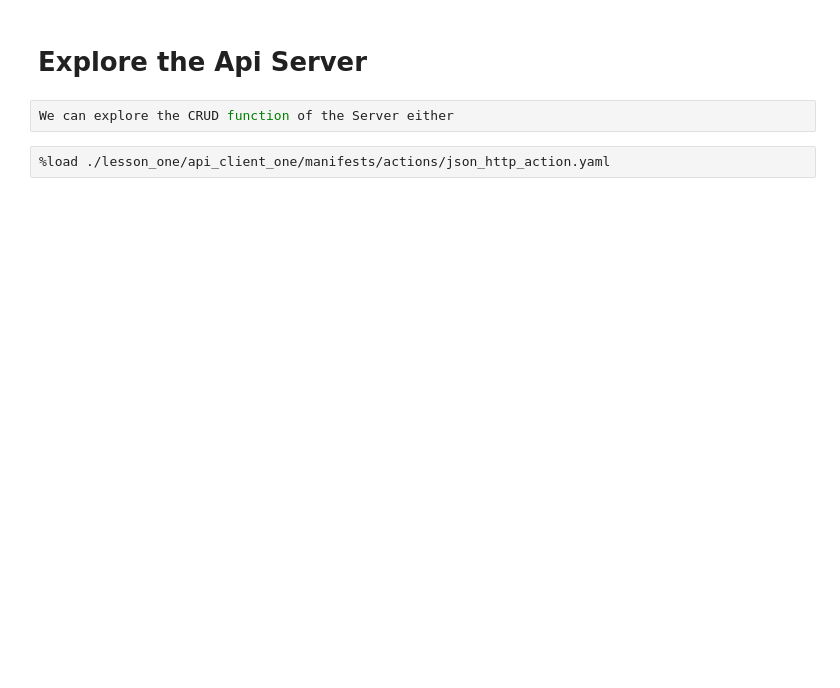
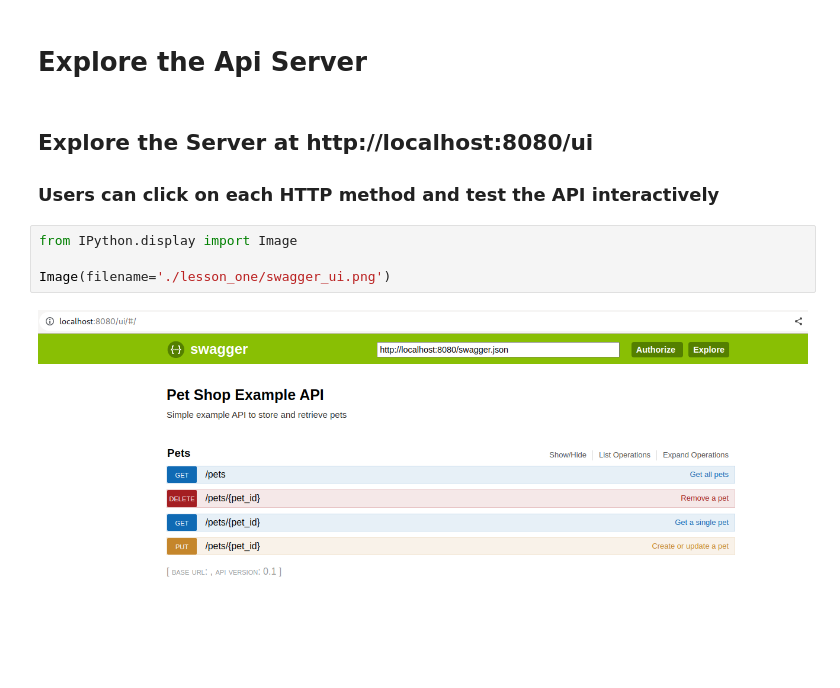
Before and after one commit to kenho811/api_compose, a Jupyter notebook: tutorials/lesson_one/lesson_one.ipynb, the cells around one changed output. Drawn from its saved outputs; the diff is of its cells as text; blank space fills up the shorter version.

```diff
--- a/tutorials/lesson_one/lesson_one.ipynb
+++ b/tutorials/lesson_one/lesson_one.ipynb
@@ -35,6 +58,12 @@ Project api_client_one is created!
 # %% [markdown]
 # Explore the Api Server
-# %%
-We can explore the CRUD function of the Server either
+# %% [markdown]
+## Explore the Server at http://localhost:8080/ui
+
+### Users can click on each HTTP method and test the API interactively
 # %%
-%load ./lesson_one/api_client_one/manifests/actions/json_http_action.yaml
+from IPython.display import Image
+
+Image(filename='./lesson_one/swagger_ui.png')
+# %% [output]
+[figure, added]
```
Also changed, not shown: parts of 4 cells of this notebook, 4 other files.
